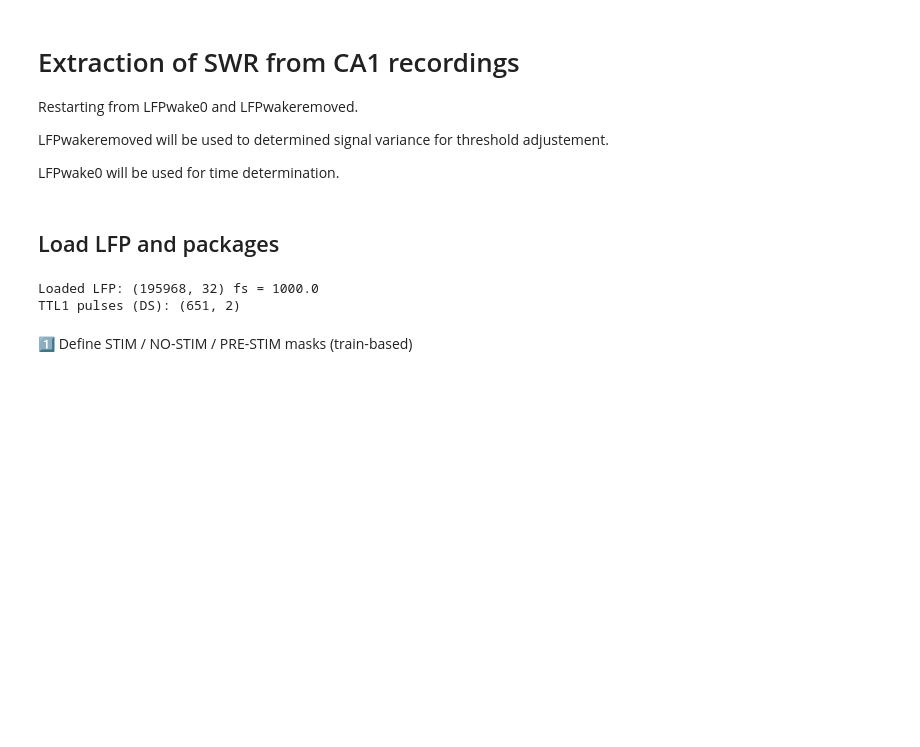
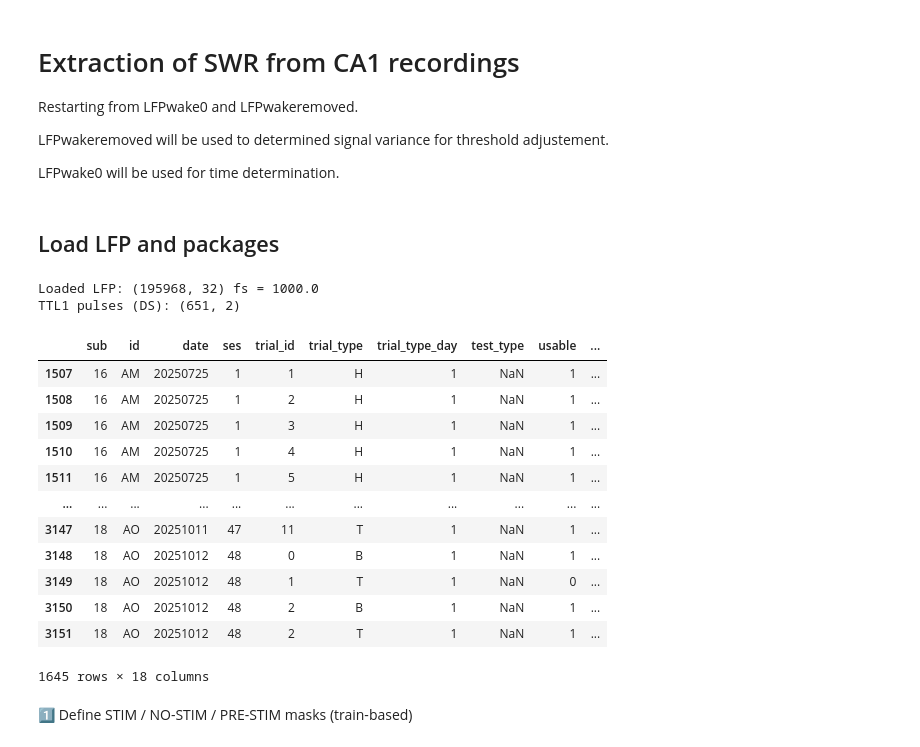
Before and after one commit to Koushouu/Cheeseboard, a Jupyter notebook: LFP/general/XM_SWRextraction.ipynb, the cells around one changed output. Cells and saved outputs as stored; diff of their text form; code cells hidden in the pictures; blank space fills up the shorter version.

```diff
--- a/LFP/general/XM_SWRextraction.ipynb
+++ b/LFP/general/XM_SWRextraction.ipynb
@@ -82,3 +82,32 @@ print("TTL1 pulses (DS):", pulses_ds.shape)
 # %% [output]
 Loaded LFP: (195968, 32) fs = 1000.0
 TTL1 pulses (DS): (651, 2)
+# %%
+import sys
+from pathlib import Path
+
+ROOT = Path.cwd().resolve()
+if not (ROOT / "util").is_dir():
+    ROOT = ROOT.parent
+if not (ROOT / "util").is_dir():
+    ROOT = ROOT.parent
+sys.path.append(str(ROOT))
+
+import importlib
+
+from util import config
+import util.test_data_loader as tdl
+import util.utilities as util
+
+# Reload config first (paths live here)
+importlib.reload(config)
+
+# Reload utilities so they see the updated config
+importlib.reload(util)
+importlib.reload(tdl)
+DataLoader = tdl.DataLoader
+
+import numpy as np
+import pandas as pd
+from tqdm import tqdm
+import matplotlib.pyplot as plt
@@ -85,3 +257,29 @@ TTL1 pulses (DS): (651, 2)
+# %%
+metadata = load_metadata("combined")
+dl = DataLoader(metadata.iloc[1395])
+position = dl.get_data('position')
+cheeseboardMap = util.load_cheeseboard_map()
+triggerLoc = dl.get_data('triggerLoc')
+img = dl.get_data('trace')
+
+meta_ephys = metadata[
+    (metadata['id'].isin(['AM', 'AN','AO'])) ]
+
+meta_ephys
+# %% [output]
+|  | sub | id | date | ses | trial_id | trial_type | trial_type_day | test_type | usable | ... |
+| 1507 | 16 | AM | 20250725 | 1 | 1 | H | 1 | NaN | 1 | ... |
+| 1508 | 16 | AM | 20250725 | 1 | 2 | H | 1 | NaN | 1 | ... |
+| 1509 | 16 | AM | 20250725 | 1 | 3 | H | 1 | NaN | 1 | ... |
+| 1510 | 16 | AM | 20250725 | 1 | 4 | H | 1 | NaN | 1 | ... |
+| 1511 | 16 | AM | 20250725 | 1 | 5 | H | 1 | NaN | 1 | ... |
+| ... | ... | ... | ... | ... | ... | ... | ... | ... | ... | ... |
+| 3147 | 18 | AO | 20251011 | 47 | 11 | T | 1 | NaN | 1 | ... |
+| 3148 | 18 | AO | 20251012 | 48 | 0 | B | 1 | NaN | 1 | ... |
+| 3149 | 18 | AO | 20251012 | 48 | 1 | T | 1 | NaN | 0 | ... |
+| 3150 | 18 | AO | 20251012 | 48 | 2 | B | 1 | NaN | 1 | ... |
+| 3151 | 18 | AO | 20251012 | 48 | 2 | T | 1 | NaN | 1 | ... |
+1645 rows × 18 columns
 # %%
 
 def bandpass_150_250(x, fs, order=4):
```
Also changed, not shown: parts of 3 cells of this notebook, 1 other file.
